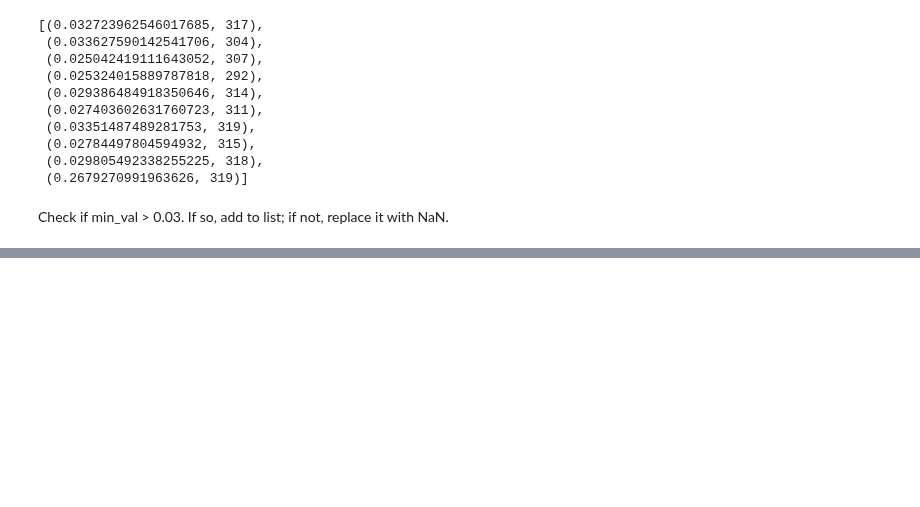
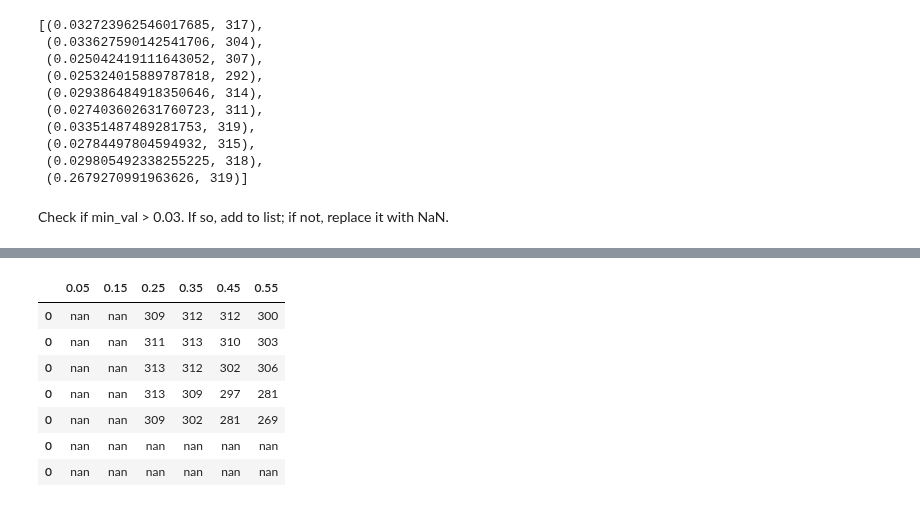
Before and after one commit to dieumynguyen/bee_communication, a Jupyter notebook: assess_efficiency.ipynb, the cells around one changed output, grey strips where cells are left out. Saved outputs shown, nothing was run; the diff lists cells and outputs as text; code cells hidden in the pictures; blank space fills up the shorter version.

```diff
--- a/assess_efficiency.ipynb
+++ b/assess_efficiency.ipynb
@@ -70,0 +120,8 @@ print(time_data)
+# %%
+# Get all file names:
+all_jsons = list(map(lambda x : x.split("/")[-1], glob2.glob("avg_distance_data/*T0.5*.json")))
+
+# Store avgs for all 84 jsons
+store_avgs = {}
+for j_file in all_jsons:
+    store_avgs[j_file[:-5]] = get_set_avg(j_file, max_dist=0.1, success_proportion=5)
@@ -70,0 +148,13 @@ print(time_data)
+# %%
+# Four params and their values, each is a np array
+queen_bee_concentrations = [0.15]
+print("Q = {}".format(queen_bee_concentrations))
+
+worker_bee_concentrations = [0.0005, 0.001, 0.005, 0.01, 0.05, 0.1, 0.5]
+print("W = {}".format(worker_bee_concentrations))
+
+diffusion_coefficients = [0.05, 0.15, 0.25, 0.35, 0.45, 0.55]
+print("D = {}".format(diffusion_coefficients))
+
+worker_bee_thresholds = [0.005, 0.5]
+print("T = {}".format(worker_bee_thresholds))
@@ -70,0 +166,14 @@ print(time_data)
+# %%
+def all_W_1_D(D_val):
+    # For 1 D vs. all W values
+    avgs_list = []
+    for param_set in store_avgs:
+        if "D{}".format(D_val) in param_set:
+            avgs = store_avgs[param_set]
+            print(param_set)
+            print(avgs)
+            avgs_list.append(avgs)
+
+    return avgs_list
+
+all_W_1_D(D_val=0.25)
@@ -70,0 +227,12 @@ print(time_data)
+# %%
+df = pd.DataFrame(data, index=worker_bee_concentrations)
+df
+# %% [output]
+|  | 0.05 | 0.15 | 0.25 | 0.35 | 0.45 | 0.55 |
+| 0 | nan | nan | 309 | 312 | 312 | 300 |
+| 0 | nan | nan | 311 | 313 | 310 | 303 |
+| 0 | nan | nan | 313 | 312 | 302 | 306 |
+| 0 | nan | nan | 313 | 309 | 297 | 281 |
+| 0 | nan | nan | 309 | 302 | 281 | 269 |
+| 0 | nan | nan | nan | nan | nan | nan |
+| 0 | nan | nan | nan | nan | nan | nan |
```
Also changed, not shown: parts of 15 cells of this notebook.
